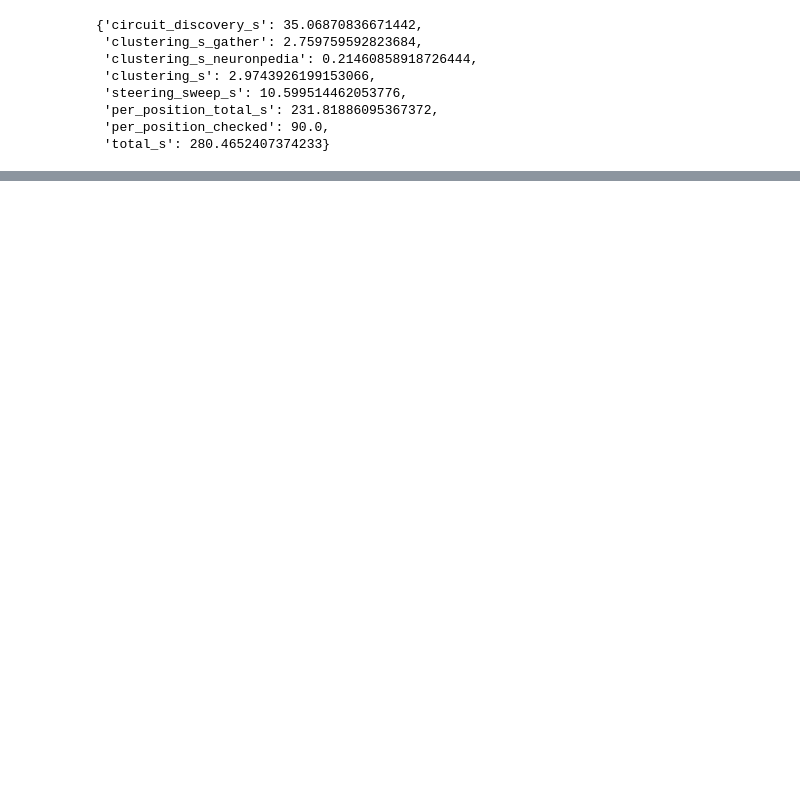
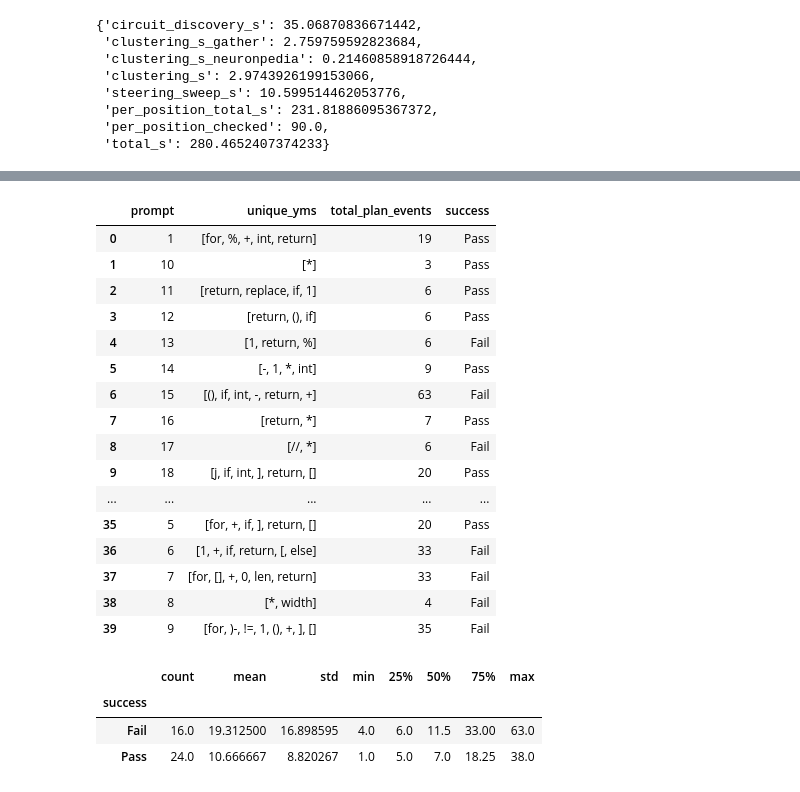
Before and after one commit to ambitious-mechinterp/plan_trace, a Jupyter notebook: notebooks/plan_scale_analysis.ipynb, the cells around one changed output, grey strips where cells are left out. Cells and saved outputs as stored; diff of their text form; code cells hidden in the pictures; blank space fills up the shorter version.

Commit message:
plan scale wrapper and exps

```diff
--- a/notebooks/plan_scale_analysis.ipynb
+++ b/notebooks/plan_scale_analysis.ipynb
@@ -127,0 +290,20 @@ tokens_per_file, time_per_file
+# %%
+for fi in glob.glob(folder):
+    token_files = glob.glob(fi + "/*")
+    for tf in token_files:
+        if os.path.exists(tf + "/earliest_position.json"):
+            steering_results_file = tf + "/earliest_position.json"
+            planning_analysis_file = tf + "/earliest_position_planning_analysis.json"
+            with open(steering_results_file, "r") as f:
+                steering_results = json.load(f)
+            with open(planning_analysis_file, "r") as f:
+                planning_analysis = json.load(f)
+            classified = _classify_earliest_position_as_planning(
+                steering_results, planning_analysis, max_coeff=-200
+            )
+
+            os.makedirs(
+                    tf.replace("planning_scale", "planning_scale_classified_e"), exist_ok=True
+                )
+            with open(tf.replace("planning_scale", "planning_scale_classified_e") + "/updated_planning_analysis.json", "w") as f:
+                json.dump(classified, f, indent = 4)
@@ -127,0 +341,50 @@ tokens_per_file, time_per_file
+# %%
+with open("../data/external/all_examples_og_prompt_with_position_info_and_success_V2.json", "r") as f:
+    data = json.load(f)
+# %%
+import pandas as pd
+
+df_dict_li = []
+for k, v in all_dict.items():
+    unique_yms = list(set(v))
+    tot = len(v)
+    tot_cs = len(cs_dict[k])
+    tot_np = len(np_dict[k])
+    ki = int(k)
+    passed = data[ki]["instruct_pass"]
+    df_dict_li.append({
+        "prompt": ki,
+        "unique_yms": unique_yms,
+        "total_plan_events": tot,
+        "success": "Pass" if passed else "Fail",
+        # "total_cant_say_events": tot_cs,
+        # "total_not_planning_events": tot_np
+    })
+
+df_dict = pd.DataFrame(df_dict_li)
+df_dict
+# %% [output]
+|  | prompt | unique_yms | total_plan_events | success |
+| 0 | 1 | [for, %, +, int, return] | 19 | Pass |
+| 1 | 10 | [*] | 3 | Pass |
+| 2 | 11 | [return, replace, if, 1] | 6 | Pass |
+| 3 | 12 | [return, (), if] | 6 | Pass |
+| 4 | 13 | [1, return, %] | 6 | Fail |
+| 5 | 14 | [-, 1, *, int] | 9 | Pass |
+| 6 | 15 | [(), if, int, -, return, +] | 63 | Fail |
+| 7 | 16 | [return, *] | 7 | Pass |
+| 8 | 17 | [//, *] | 6 | Fail |
+| 9 | 18 | [j, if, int, ], return, [] | 20 | Pass |
+| ... | ... | ... | ... | ... |
+| 35 | 5 | [for, +, if, ], return, [] | 20 | Pass |
+| 36 | 6 | [1, +, if, return, [, else] | 33 | Fail |
+| 37 | 7 | [for, [], +, 0, len, return] | 33 | Fail |
+| 38 | 8 | [*, width] | 4 | Fail |
+| 39 | 9 | [for, )-, !=, 1, (), +, ], [] | 35 | Fail |
+# %%
+df_dict.groupby("success")["total_plan_events"].describe()
+# %% [output]
+|  | count | mean | std | min | 25% | 50% | 75% | max |
+| success |  |  |  |  |  |  |  |  |
+| Fail | 16.0 | 19.312500 | 16.898595 | 4.0 | 6.0 | 11.5 | 33.00 | 63.0 |
+| Pass | 24.0 | 10.666667 | 8.820267 | 1.0 | 5.0 | 7.0 | 18.25 | 38.0 |
```
Also changed, not shown: parts of 12 cells of this notebook, 1 other file.
